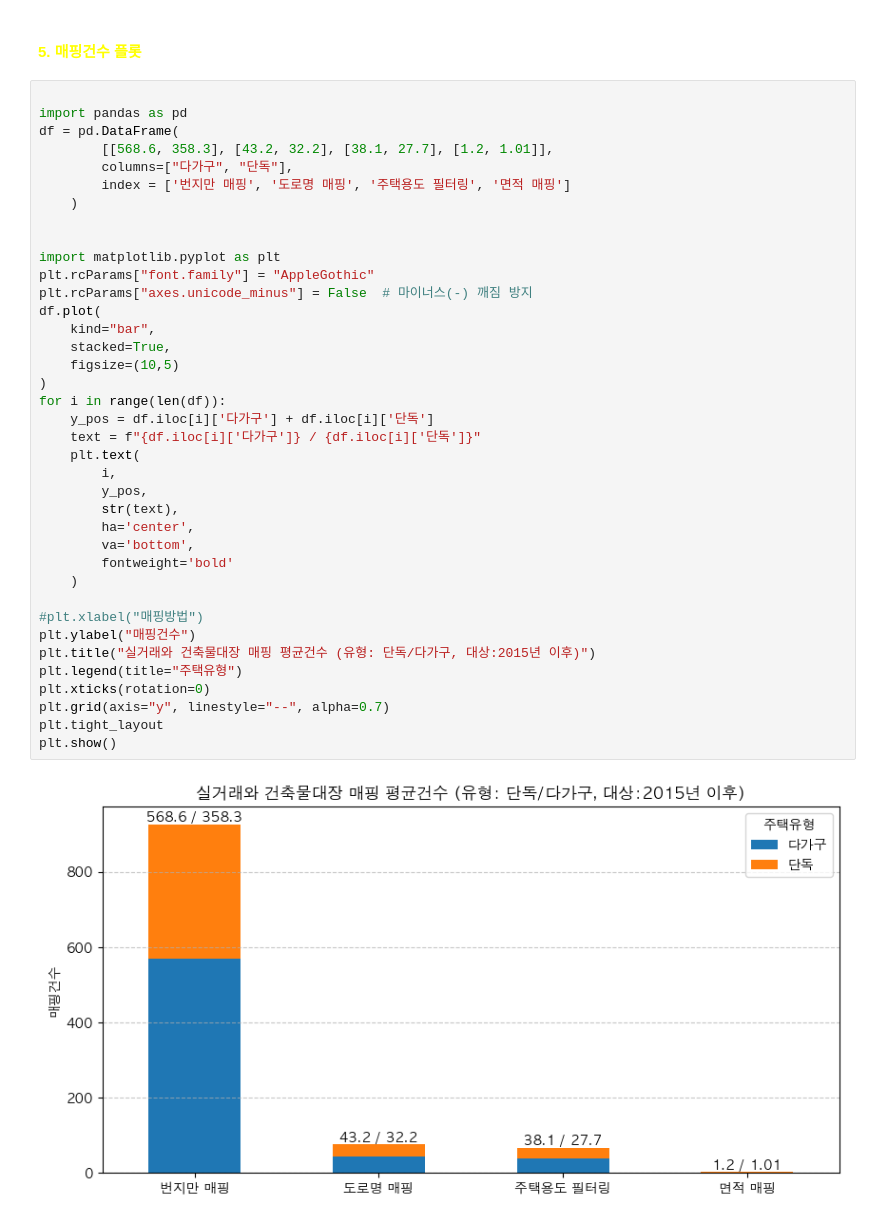
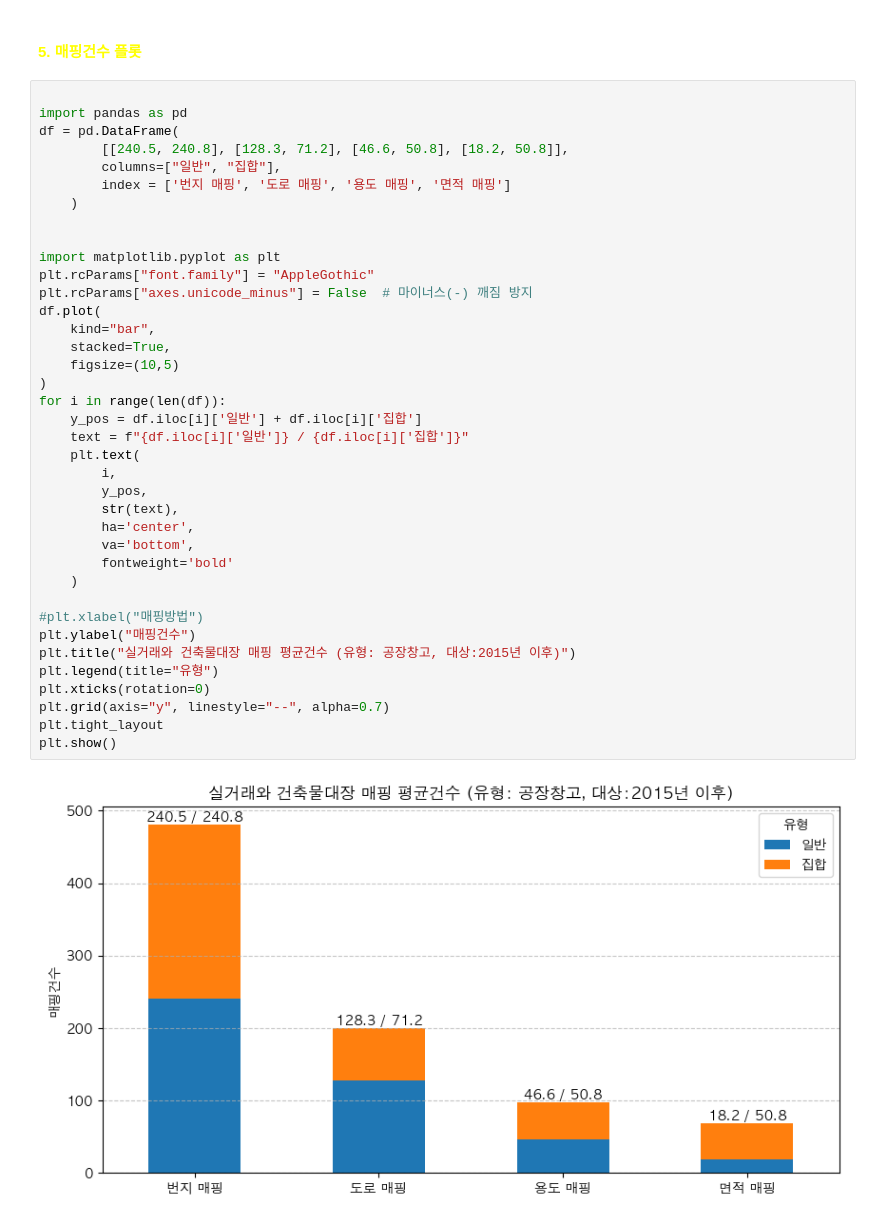
Before and after one commit to sbcho21/landata, a Jupyter notebook: notebooks/bundang.ipynb, the cells around one changed output. Cells and saved outputs as stored; diff of their text form.

```diff
--- a/notebooks/bundang.ipynb
+++ b/notebooks/bundang.ipynb
@@ -311,39 +311,39 @@ zero cnt :  0
 
 import pandas as pd
 df = pd.DataFrame(
-        [[568.6, 358.3], [43.2, 32.2], [38.1, 27.7], [1.2, 1.01]],
-        columns=["다가구", "단독"],
-        index = ['번지만 매핑', '도로명 매핑', '주택용도 필터링', '면적 매핑']
+        [[240.5, 240.8], [128.3, 71.2], [46.6, 50.8], [18.2, 50.8]],
+        columns=["일반", "집합"],
+        index = ['번지 매핑', '도로 매핑', '용도 매핑', '면적 매핑']
     )
 
 
 import matplotlib.pyplot as plt
 plt.rcParams["font.family"] = "AppleGothic"
 plt.rcParams["axes.unicode_minus"] = False  # 마이너스(-) 깨짐 방지
 df.plot(
     kind="bar",
     stacked=True,
     figsize=(10,5)
 )
 for i in range(len(df)):
-    y_pos = df.iloc[i]['다가구'] + df.iloc[i]['단독']
-    text = f"{df.iloc[i]['다가구']} / {df.iloc[i]['단독']}"
+    y_pos = df.iloc[i]['일반'] + df.iloc[i]['집합']
+    text = f"{df.iloc[i]['일반']} / {df.iloc[i]['집합']}"
     plt.text(
         i,
         y_pos,
         str(text),
         ha='center',
         va='bottom',
         fontweight='bold'
     )
 
 #plt.xlabel("매핑방법")
 plt.ylabel("매핑건수")
-plt.title("실거래와 건축물대장 매핑 평균건수 (유형: 단독/다가구, 대상:2015년 이후)")
-plt.legend(title="주택유형")
+plt.title("실거래와 건축물대장 매핑 평균건수 (유형: 공장창고, 대상:2015년 이후)")
+plt.legend(title="유형")
 plt.xticks(rotation=0)
 plt.grid(axis="y", linestyle="--", alpha=0.7)
 plt.tight_layout
 plt.show()
 # %% [output]
-[figure, old version]
+[figure, new version]
```
Also changed, not shown: 11 other files.
